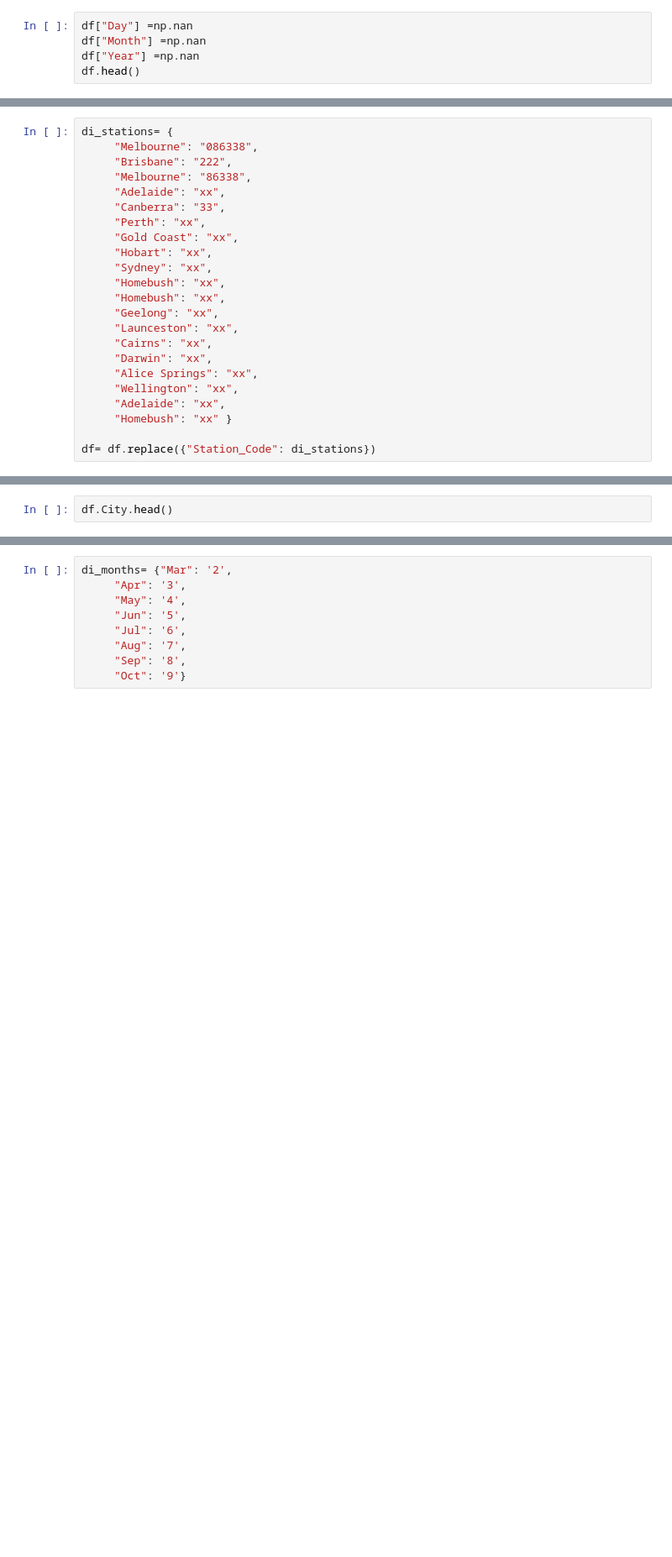
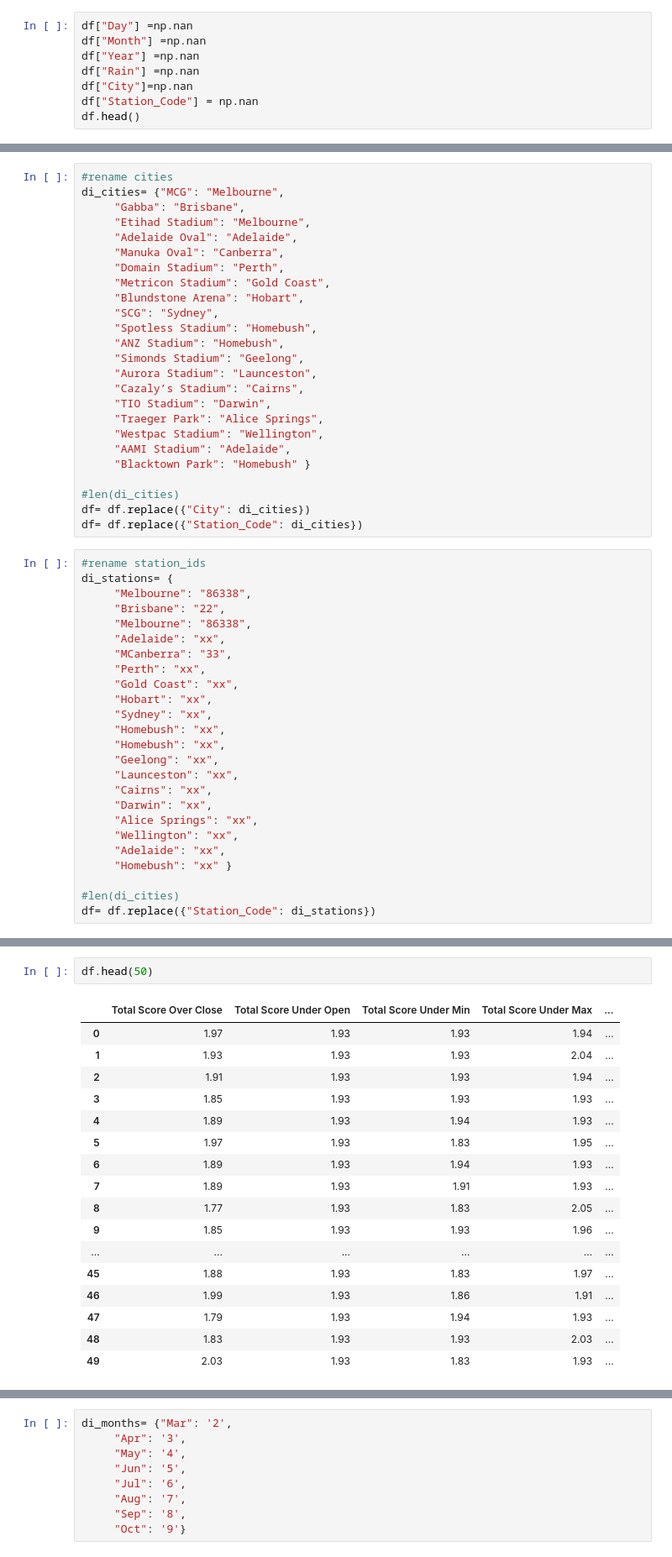
Before and after one commit to ssweeney1988/2015lab2, a Jupyter notebook: Afl_original.ipynb, the cells around one changed output, grey strips where cells are left out. Shown: that part at 84% size. Cells and saved outputs as stored; diff of their text form; blank space fills up the shorter version.

```diff
--- a/Afl_original.ipynb
+++ b/Afl_original.ipynb
@@ -54,4 +62,7 @@ df.head(5)
 df["Day"] =np.nan
 df["Month"] =np.nan
 df["Year"] =np.nan
+df["Rain"] =np.nan
+df["City"]=np.nan
+df["Station_Code"] = np.nan
 df.head()
@@ -109,10 +147,36 @@ df.head()
+# %%
+#rename cities
+di_cities= {"MCG": "Melbourne",
+     "Gabba": "Brisbane",
+     "Etihad Stadium": "Melbourne",
+     "Adelaide Oval": "Adelaide",
+     "Manuka Oval": "Canberra",
+     "Domain Stadium": "Perth",
+     "Metricon Stadium": "Gold Coast",
+     "Blundstone Arena": "Hobart",
+     "SCG": "Sydney",
+     "Spotless Stadium": "Homebush",
+     "ANZ Stadium": "Homebush",
+     "Simonds Stadium": "Geelong",
+     "Aurora Stadium": "Launceston",
+     "Cazaly’s Stadium": "Cairns",
+     "TIO Stadium": "Darwin",
+     "Traeger Park": "Alice Springs",
+     "Westpac Stadium": "Wellington",
+     "AAMI Stadium": "Adelaide",
+     "Blacktown Park": "Homebush" }
+
+#len(di_cities)
+df= df.replace({"City": di_cities})
+df= df.replace({"Station_Code": di_cities})
 # %%
+#rename station_ids
 di_stations= {
-     "Melbourne": "086338",
-     "Brisbane": "222",
+     "Melbourne": "86338",
+     "Brisbane": "22",
      "Melbourne": "86338",
      "Adelaide": "xx",
-     "Canberra": "33",
+     "MCanberra": "33",
      "Perth": "xx",
      "Gold Coast": "xx",
      "Hobart": "xx",
@@ -128,6 +192,7 @@ di_stations= {
      "Adelaide": "xx",
      "Homebush": "xx" }
 
+#len(di_cities)
 df= df.replace({"Station_Code": di_stations})
 # %%
 print(di_stations["Melbourne"])
@@ -134,2 +205,20 @@ print(di_stations["Melbourne"])
 # %%
-df.City.head()
+df.head(50)
+# %% [output]
+|  | Total Score Over Close | Total Score Under Open | Total Score Under Min | Total Score Under Max | ... |
+| 0 | 1.97 | 1.93 | 1.93 | 1.94 | ... |
+| 1 | 1.93 | 1.93 | 1.93 | 2.04 | ... |
+| 2 | 1.91 | 1.93 | 1.93 | 1.94 | ... |
+| 3 | 1.85 | 1.93 | 1.93 | 1.93 | ... |
+| 4 | 1.89 | 1.93 | 1.94 | 1.93 | ... |
+| 5 | 1.97 | 1.93 | 1.83 | 1.95 | ... |
+| 6 | 1.89 | 1.93 | 1.94 | 1.93 | ... |
+| 7 | 1.89 | 1.93 | 1.91 | 1.93 | ... |
+| 8 | 1.77 | 1.93 | 1.83 | 2.05 | ... |
+| 9 | 1.85 | 1.93 | 1.93 | 1.96 | ... |
+| ... | ... | ... | ... | ... | ... |
+| 45 | 1.88 | 1.93 | 1.83 | 1.97 | ... |
+| 46 | 1.99 | 1.93 | 1.86 | 1.91 | ... |
+| 47 | 1.79 | 1.93 | 1.94 | 1.93 | ... |
+| 48 | 1.83 | 1.93 | 1.93 | 2.03 | ... |
+| 49 | 2.03 | 1.93 | 1.83 | 1.93 | ... |
```
Also changed, not shown: parts of 34 cells of this notebook.
